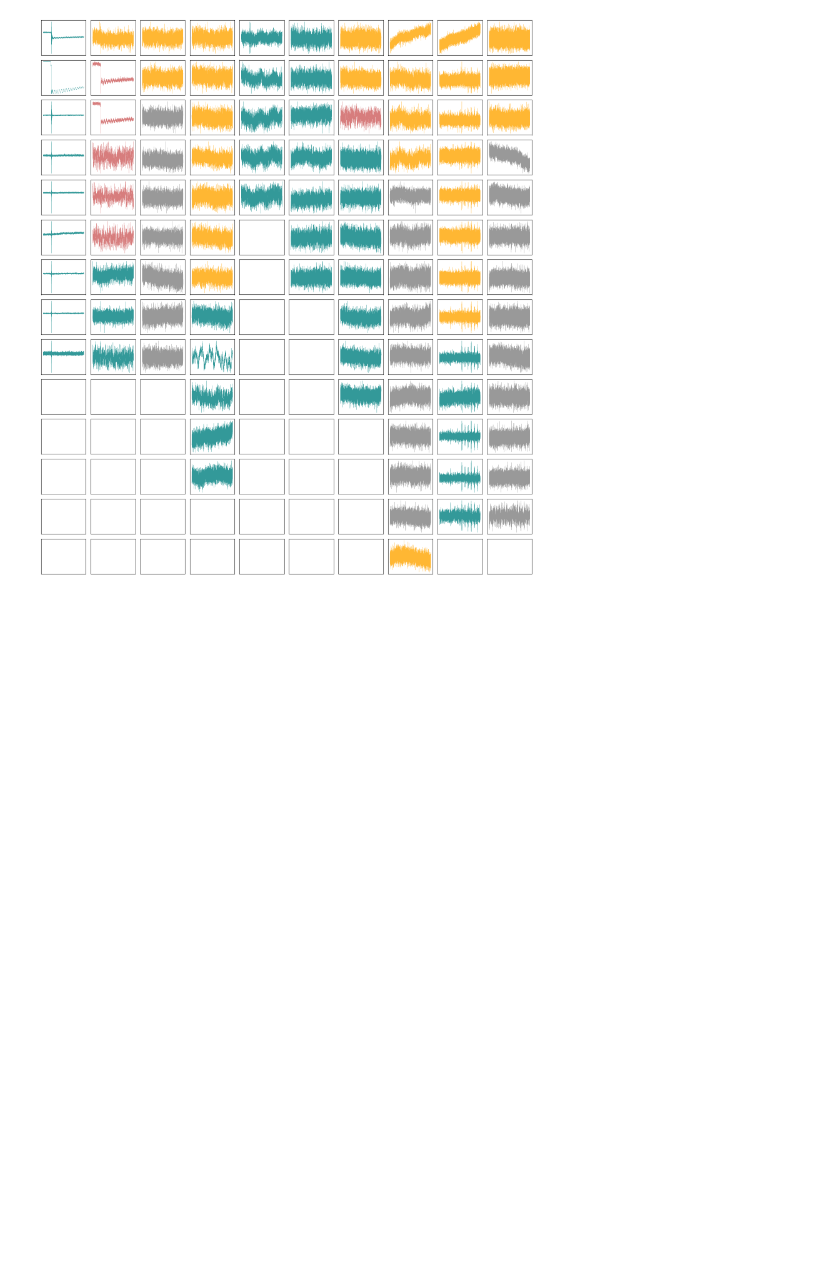
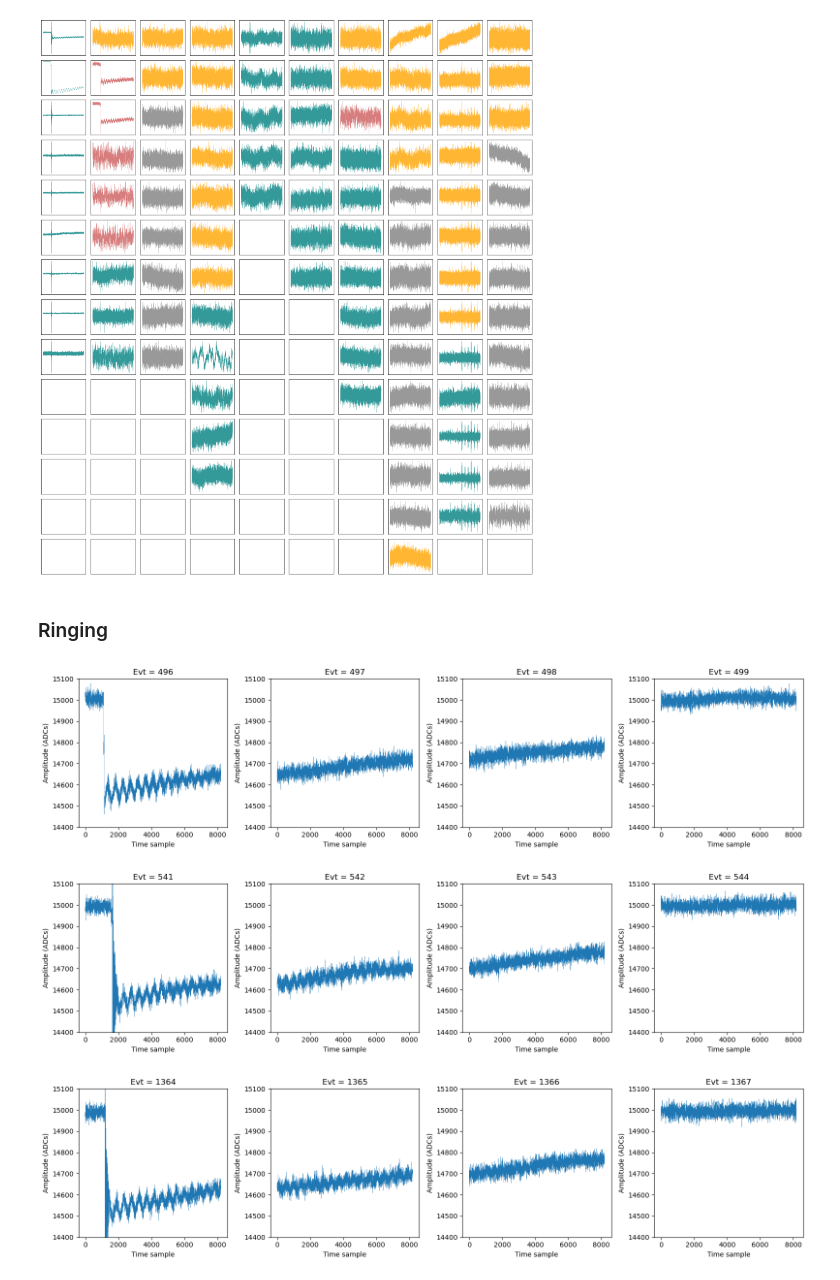
Before and after one commit to carmenromo/L200_analysis, a Jupyter notebook: LEGEND_utils/Ge_wfs.ipynb, the cells around one changed output. Cells and saved outputs as stored; diff of their text form; code cells hidden in the pictures; blank space fills up the shorter version.

```diff
--- a/LEGEND_utils/Ge_wfs.ipynb
+++ b/LEGEND_utils/Ge_wfs.ipynb
@@ -85,3 +85,24 @@ plt.tight_layout()
 #fig.savefig(f"/global/homes/r/romo/LEGEND/low_energy_thr/images/bad_evt_{evt}_all_ge.png", bbox_inches='tight')
 # %% [output]
 [figure]
+# %% [markdown]
+### Ringing
+# %%
+wf_file2 = data_path + "l200-p06-r006-tst-20230725T090913Z.lh5"
+store2   = LH5Store()
+channel  = 'ch1104000'
+data_raw2, n_tot = store2.read_object(f'{channel}/raw/waveform', wf_file2, n_rows=np.inf)
+
+for evt in [497, 542, 1365]:
+    fig, axs = plt.subplots(1, 4, figsize=(16, 4))
+    for ax, add_val in zip(axs, [-1, 0, 1, 2]):
+        ax.plot(np.arange(len(data_raw2.values[evt+add_val])), data_raw2.values[evt+add_val], linewidth=0.3)
+        ax.set_ylim(14400, 15100)
+        ax.set_title(f'Evt = {evt+add_val}')
+        ax.set_xlabel('Time sample')
+        ax.set_ylabel('Amplitude (ADCs)')
+    plt.tight_layout()
+# %% [output]
+[figure, added]
+[figure, added]
+[figure, added]
```
Also changed, not shown: parts of 1 cell of this notebook.
